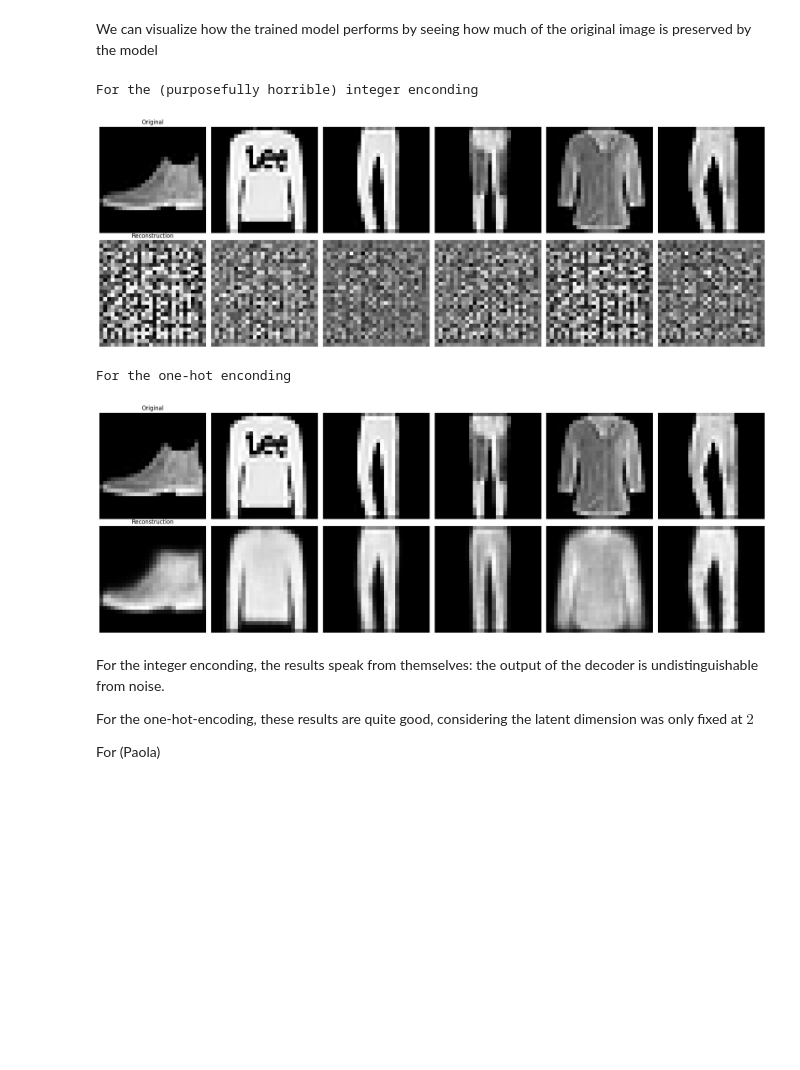
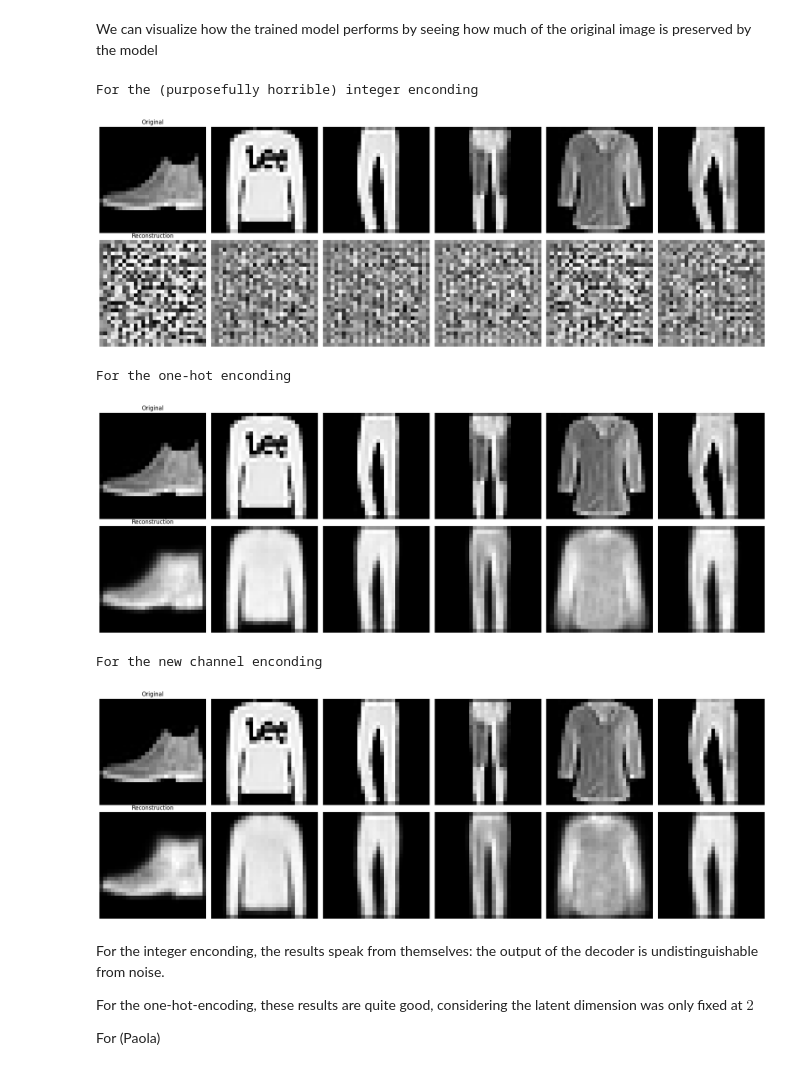
Before and after one commit to selim-ba/insa-hddl-group10, a Jupyter notebook: final.ipynb, the cells around one changed output. Drawn from its saved outputs; the diff is of its cells as text; code cells hidden in the pictures; blank space fills up the shorter version.

```diff
--- a/final.ipynb
+++ b/final.ipynb
@@ -378,9 +510,11 @@ beta = 1
 cvae_int = ConditionalConvVAE_int_concatenation(latent_dim=latent_dim)
 cvae_int.to(device)
 
-
 cvae_onehot = ConditionalConvVAE_onehot_concatenation(latent_dim=latent_dim)
 cvae_onehot.to(device)
 
+cvae_channel = ConditionalConvVAE_channel_concatenation(latent_dim=latent_dim)
+cvae_channel.to(device)
 
-optimizer = optim.Adam(cvae_onehot.parameters(), lr=learning_rate)
+optimizer_onehot = optim.Adam(cvae_onehot.parameters(), lr=learning_rate)
+optimizer_channel = optim.Adam(cvae_channel.parameters(), lr=learning_rate)
@@ -460,26 +595,32 @@ def image_comparison(original_images, reconstructions, n_images=6):
 # %%
 # Select a batch of images from the test dataset
 random_images = next(iter(test_loader))
 
 # Get the reconstructions of the selected images
 recons_int,_,_ = cvae_int(random_images[0].to(device),random_images[1].to(device))
 recons_onehot, _, _ = cvae_onehot(random_images[0].to(device),random_images[1].to(device))
+recons_channel, _, _ = cvae_channel(random_images[0].to(device),random_images[1].to(device))
 
 # Reshape the images for plotting
 random_images = random_images[0].cpu().numpy().squeeze()
 recons_int = recons_int.detach().cpu().numpy().squeeze()
 recons_onehot = recons_onehot.detach().cpu().numpy().squeeze()
+recons_channel = recons_channel.detach().cpu().numpy().squeeze()
 
 # Plot the original images and their reconstructions
 print("For the (purposefully horrible) integer enconding")
 image_comparison(random_images, recons_int)
 print("For the one-hot enconding")
 image_comparison(random_images, recons_onehot)
+print("For the new channel enconding")
+image_comparison(random_images, recons_channel)
 # %% [output]
 For the (purposefully horrible) integer enconding
-[figure, old version]
+[figure, new version]
 For the one-hot enconding
-[figure, old version]
+[figure, new version]
+For the new channel enconding
+[figure, added]
 # %% [markdown]
 For the integer enconding, the results speak from themselves: the output of the decoder is undistinguishable from noise.
 
```
Also changed, not shown: parts of 12 cells of this notebook.
